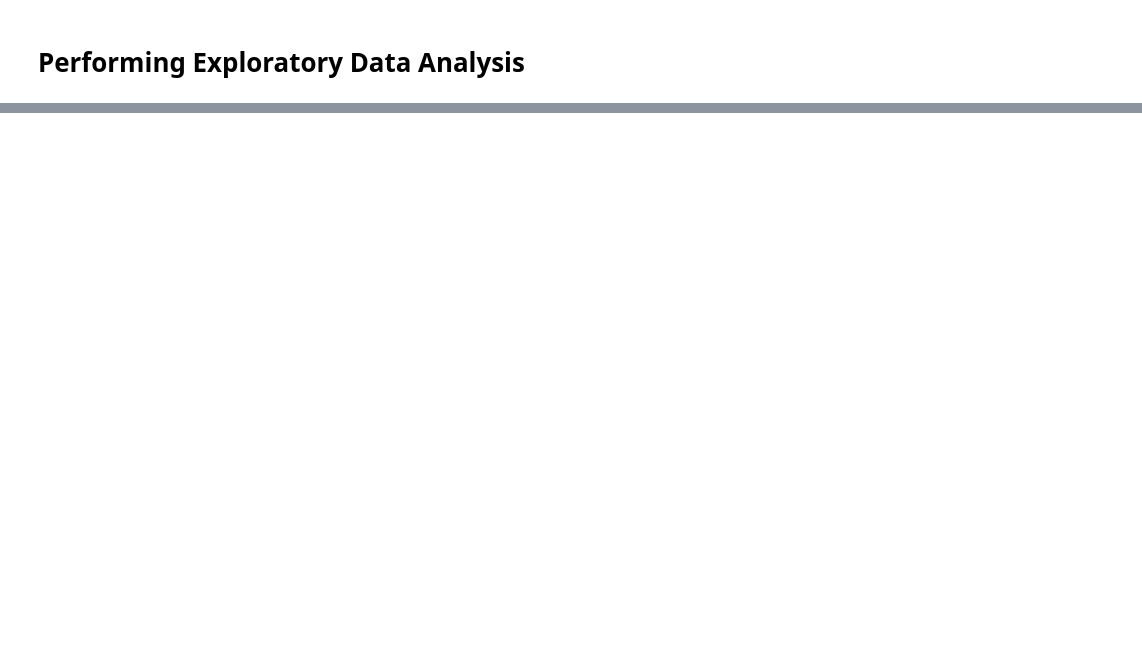
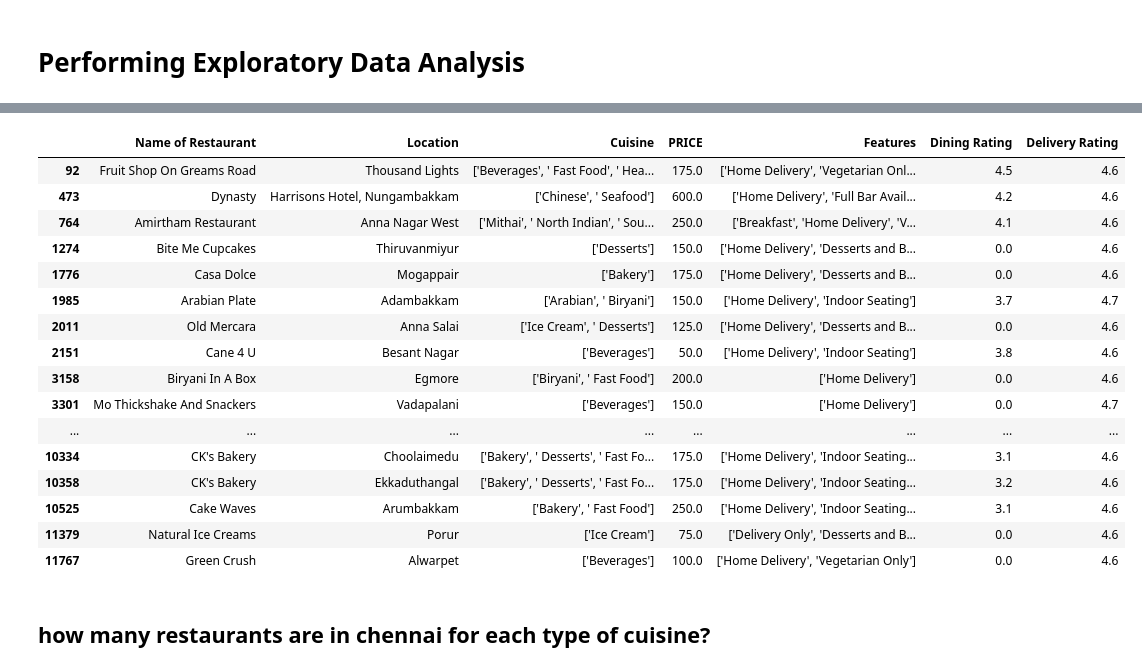
Before and after one commit to krthiksha/Data_Visualization, a Jupyter notebook: Zomato_dataset_Chennai.ipynb, the cells around one changed output, grey strips where cells are left out. Saved outputs shown, nothing was run; the diff lists cells and outputs as text; code cells hidden in the pictures; blank space fills up the shorter version.

```diff
--- a/Zomato_dataset_Chennai.ipynb
+++ b/Zomato_dataset_Chennai.ipynb
@@ -380,0 +464,4 @@ fig.show()
+# %%
+highrate_rest_df = zomato_chennai_df[['Name of Restaurant','Location','Cuisine','PRICE','Features','Dining Rating','Delivery Rating']]
+highdine_df = highrate_rest_df[highrate_rest_df['Dining Rating']>4.7]
+highdine_df
@@ -380,0 +481,23 @@ fig.show()
+# %%
+highdeli_df = highrate_rest_df[highrate_rest_df['Delivery Rating']>4.5]
+highdeli_df
+# %% [output]
+|  | Name of Restaurant | Location | Cuisine | PRICE | Features | Dining Rating | Delivery Rating |
+| 92 | Fruit Shop On Greams Road | Thousand Lights | ['Beverages', ' Fast Food', ' Hea... | 175.0 | ['Home Delivery', 'Vegetarian Onl... | 4.5 | 4.6 |
+| 473 | Dynasty | Harrisons Hotel, Nungambakkam | ['Chinese', ' Seafood'] | 600.0 | ['Home Delivery', 'Full Bar Avail... | 4.2 | 4.6 |
+| 764 | Amirtham Restaurant | Anna Nagar West | ['Mithai', ' North Indian', ' Sou... | 250.0 | ['Breakfast', 'Home Delivery', 'V... | 4.1 | 4.6 |
+| 1274 | Bite Me Cupcakes | Thiruvanmiyur | ['Desserts'] | 150.0 | ['Home Delivery', 'Desserts and B... | 0.0 | 4.6 |
+| 1776 | Casa Dolce | Mogappair | ['Bakery'] | 175.0 | ['Home Delivery', 'Desserts and B... | 0.0 | 4.6 |
+| 1985 | Arabian Plate | Adambakkam | ['Arabian', ' Biryani'] | 150.0 | ['Home Delivery', 'Indoor Seating'] | 3.7 | 4.7 |
+| 2011 | Old Mercara | Anna Salai | ['Ice Cream', ' Desserts'] | 125.0 | ['Home Delivery', 'Desserts and B... | 0.0 | 4.6 |
+| 2151 | Cane 4 U | Besant Nagar | ['Beverages'] | 50.0 | ['Home Delivery', 'Indoor Seating'] | 3.8 | 4.6 |
+| 3158 | Biryani In A Box | Egmore | ['Biryani', ' Fast Food'] | 200.0 | ['Home Delivery'] | 0.0 | 4.6 |
+| 3301 | Mo Thickshake And Snackers | Vadapalani | ['Beverages'] | 150.0 | ['Home Delivery'] | 0.0 | 4.7 |
+| ... | ... | ... | ... | ... | ... | ... | ... |
+| 10334 | CK's Bakery | Choolaimedu | ['Bakery', ' Desserts', ' Fast Fo... | 175.0 | ['Home Delivery', 'Indoor Seating... | 3.1 | 4.6 |
+| 10358 | CK's Bakery | Ekkaduthangal | ['Bakery', ' Desserts', ' Fast Fo... | 175.0 | ['Home Delivery', 'Indoor Seating... | 3.2 | 4.6 |
+| 10525 | Cake Waves | Arumbakkam | ['Bakery', ' Fast Food'] | 250.0 | ['Home Delivery', 'Indoor Seating... | 3.1 | 4.6 |
+| 11379 | Natural Ice Creams | Porur | ['Ice Cream'] | 75.0 | ['Delivery Only', 'Desserts and B... | 0.0 | 4.6 |
+| 11767 | Green Crush | Alwarpet | ['Beverages'] | 100.0 | ['Home Delivery', 'Vegetarian Only'] | 0.0 | 4.6 |
+# %% [markdown]
+## how many restaurants are in chennai for each type of cuisine?
```
Also changed, not shown: parts of 32 cells of this notebook.
